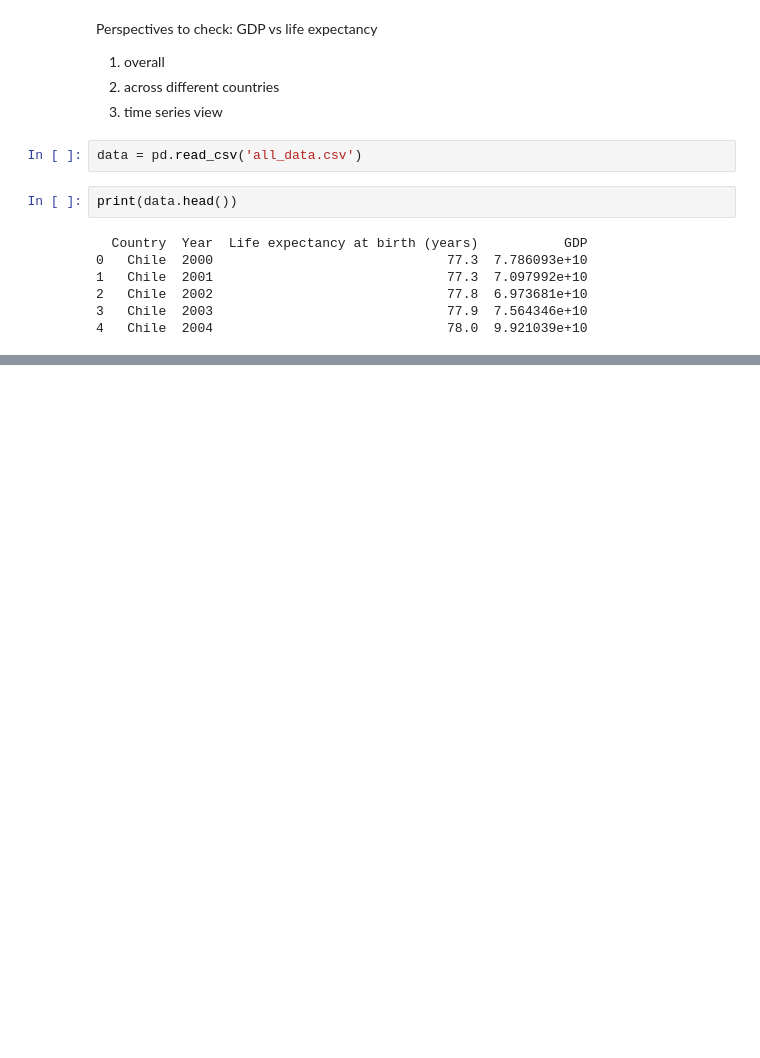
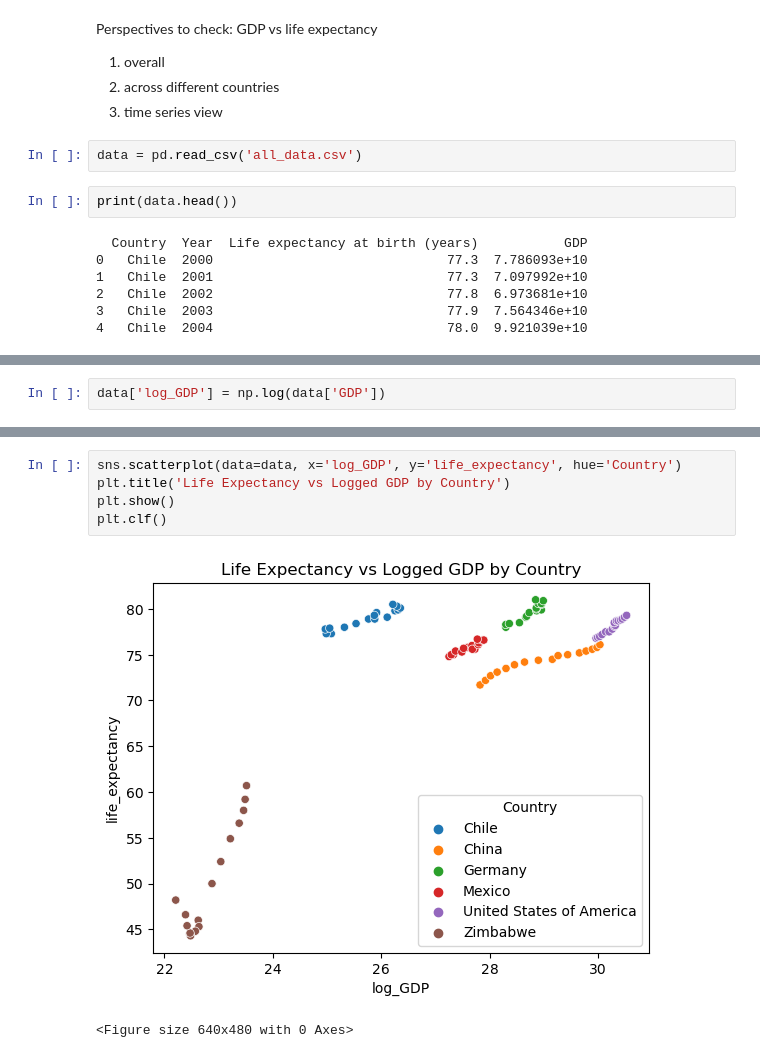
Before and after one commit to xuanzee/ds_life_expectancy, a Jupyter notebook: life_expectancy_gdp.ipynb, the cells around one changed output, grey strips where cells are left out. Drawn from its saved outputs; the diff is of its cells as text; blank space fills up the shorter version.

```diff
--- a/life_expectancy_gdp.ipynb
+++ b/life_expectancy_gdp.ipynb
@@ -46,0 +103,2 @@ sns.scatterplot(data=data, x='GDP', y='life_expectancy')
+# %%
+data['log_GDP'] = np.log(data['GDP'])
@@ -46,0 +114,8 @@ sns.scatterplot(data=data, x='GDP', y='life_expectancy')
+# %%
+sns.scatterplot(data=data, x='log_GDP', y='life_expectancy', hue='Country')
+plt.title('Life Expectancy vs Logged GDP by Country')
+plt.show()
+plt.clf()
+# %% [output]
+[figure, added]
+<Figure size 640x480 with 0 Axes>
```
Also changed, not shown: parts of 17 cells of this notebook.
